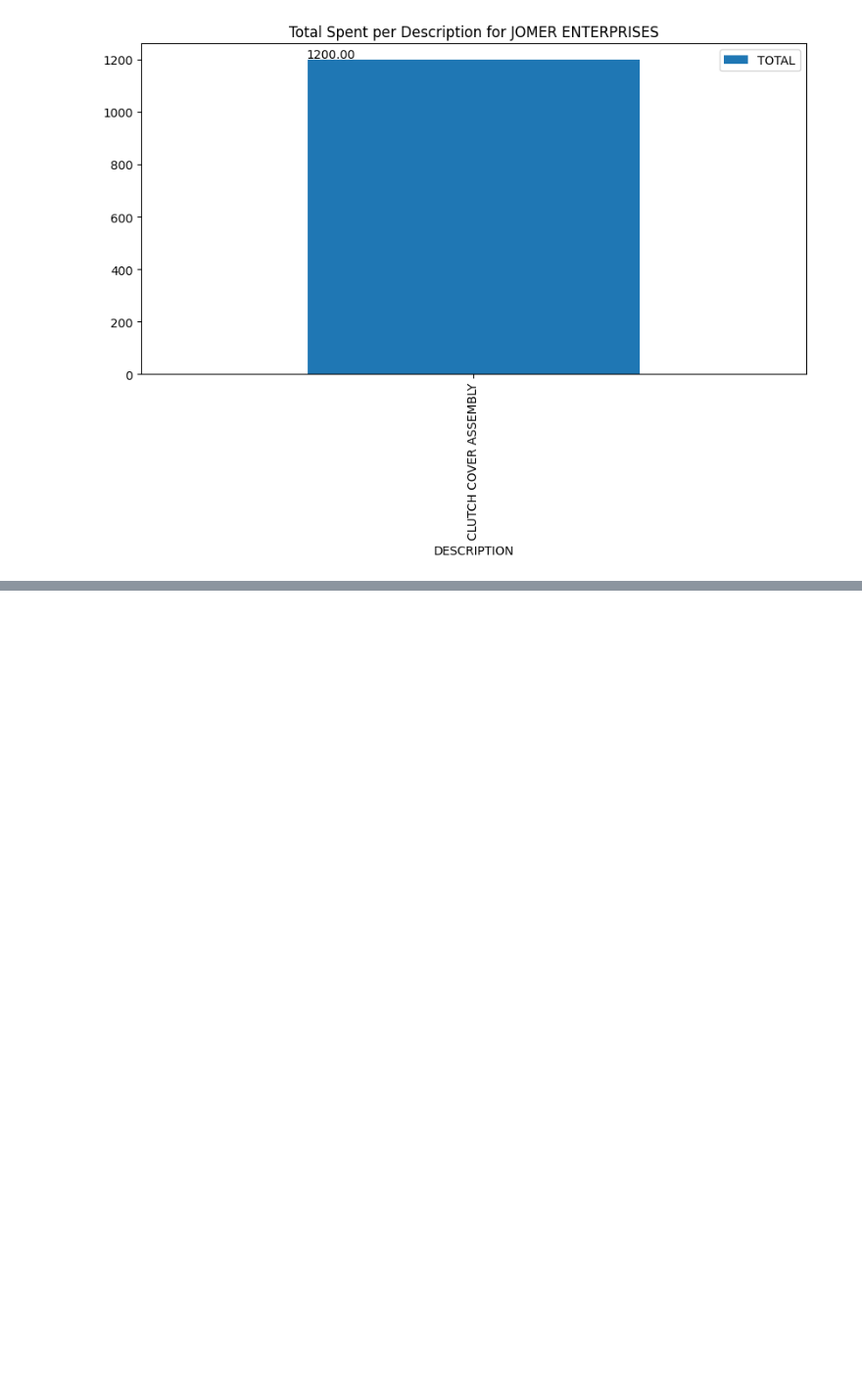
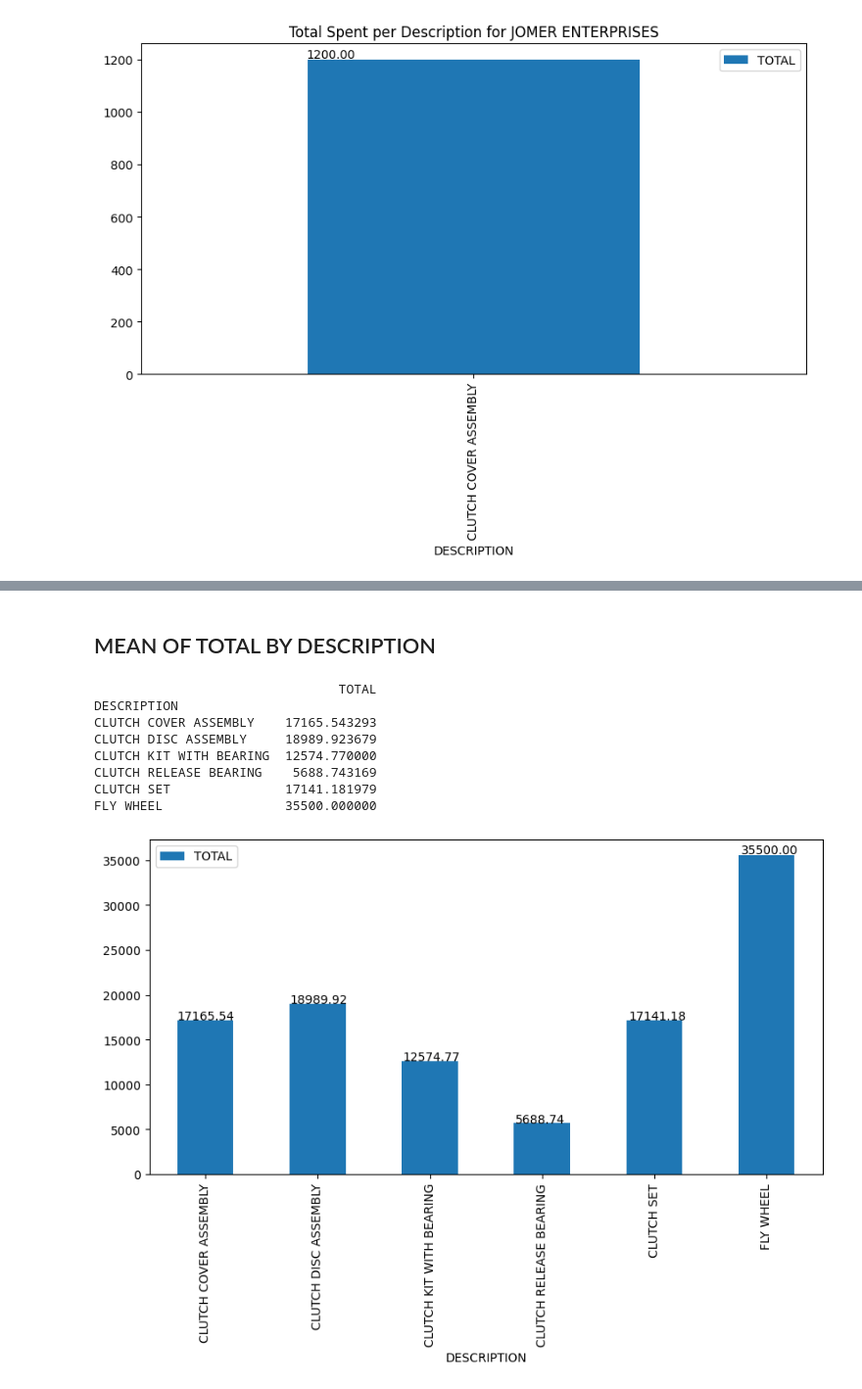
Before and after one commit to dev-dords/hgmi_marketing, a Jupyter notebook: hgmi.ipynb, the cells around one changed output, grey strips where cells are left out. Shown at 98% size. Cells and saved outputs as stored; diff of their text form; code cells hidden in the pictures; blank space fills up the shorter version.

```diff
--- a/hgmi.ipynb
+++ b/hgmi.ipynb
@@ -257,0 +289,21 @@ plt.show()
+# %% [markdown]
+## MEAN OF TOTAL BY DESCRIPTION
+# %%
+pivot_table_mean = sales_2023.pivot_table(index='DESCRIPTION', values='TOTAL', aggfunc='mean')
+print(pivot_table_mean)
+ax = pivot_table_mean.plot(kind='bar', figsize=(10, 5))
+
+for p in ax.patches:
+    ax.annotate(f'{p.get_height():.2f}', (p.get_x() * 1.005, p.get_height() * 1.005))
+
+plt.show()
+# %% [output]
+                                TOTAL
+DESCRIPTION
+CLUTCH COVER ASSEMBLY    17165.543293
+CLUTCH DISC ASSEMBLY     18989.923679
+CLUTCH KIT WITH BEARING  12574.770000
+CLUTCH RELEASE BEARING    5688.743169
+CLUTCH SET               17141.181979
+FLY WHEEL                35500.000000
+[figure, added]
```
Also changed, not shown: parts of 14 cells of this notebook.
